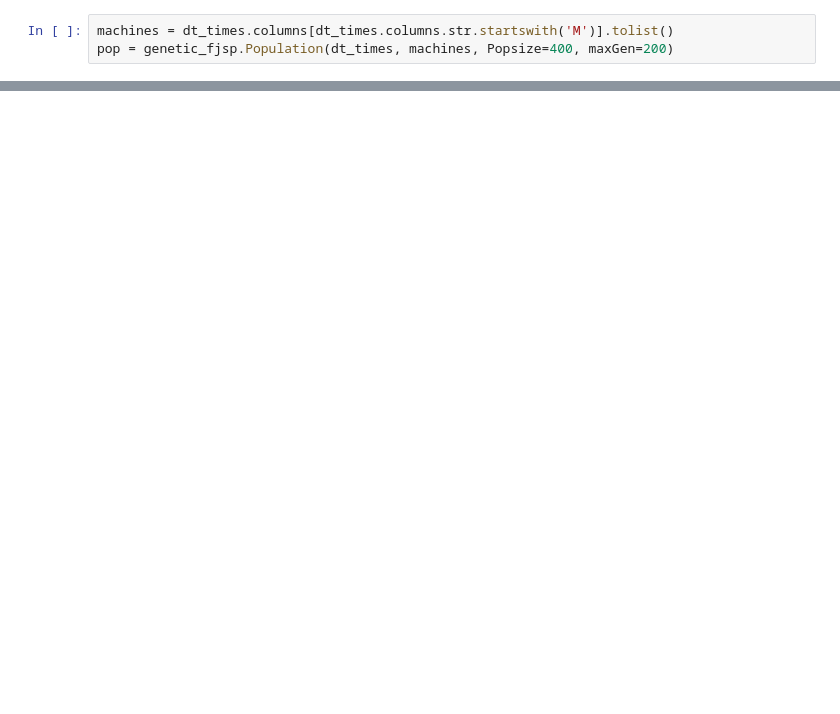
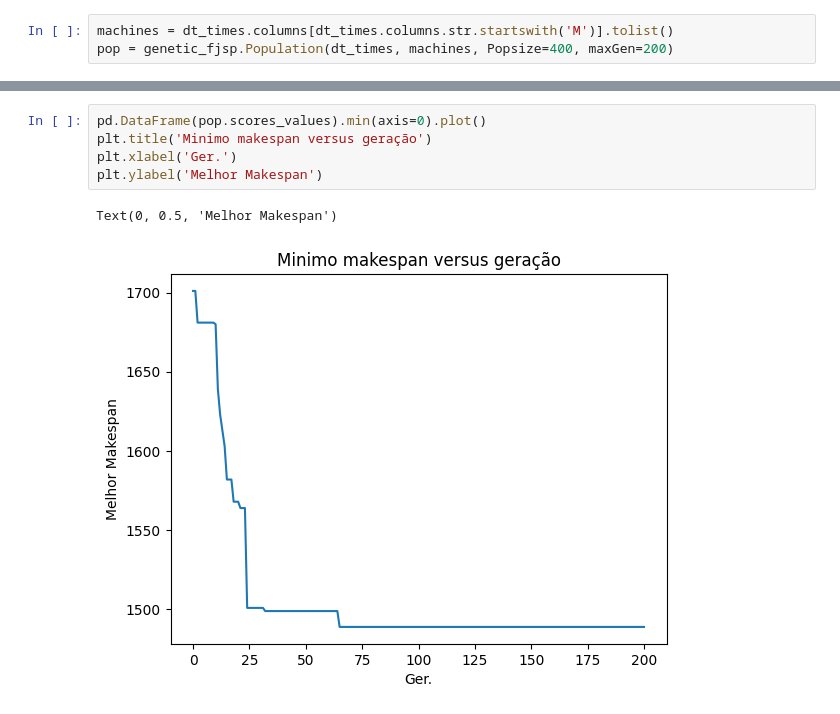
Before and after one commit to FabioMMaia/fjsp_genetic_tabu, a Jupyter notebook: Pipeline.ipynb, the cells around one changed output, grey strips where cells are left out. Drawn from its saved outputs; the diff is of its cells as text; blank space fills up the shorter version.

```diff
--- a/Pipeline.ipynb
+++ b/Pipeline.ipynb
@@ -102,3 +101,11 @@ pd.DataFrame(pop.scores_values).boxplot();
+# %%
+pd.DataFrame(pop.scores_values).min(axis=0).plot()
+plt.title('Minimo makespan versus geração')
+plt.xlabel('Ger.')
+plt.ylabel('Melhor Makespan')
+# %% [output]
+Text(0, 0.5, 'Melhor Makespan')
+[figure, added]
 # %%
 pop.selection()[0].show_output()
 # %% [output]
```
Also changed, not shown: parts of 7 cells of this notebook, 1 other file.
